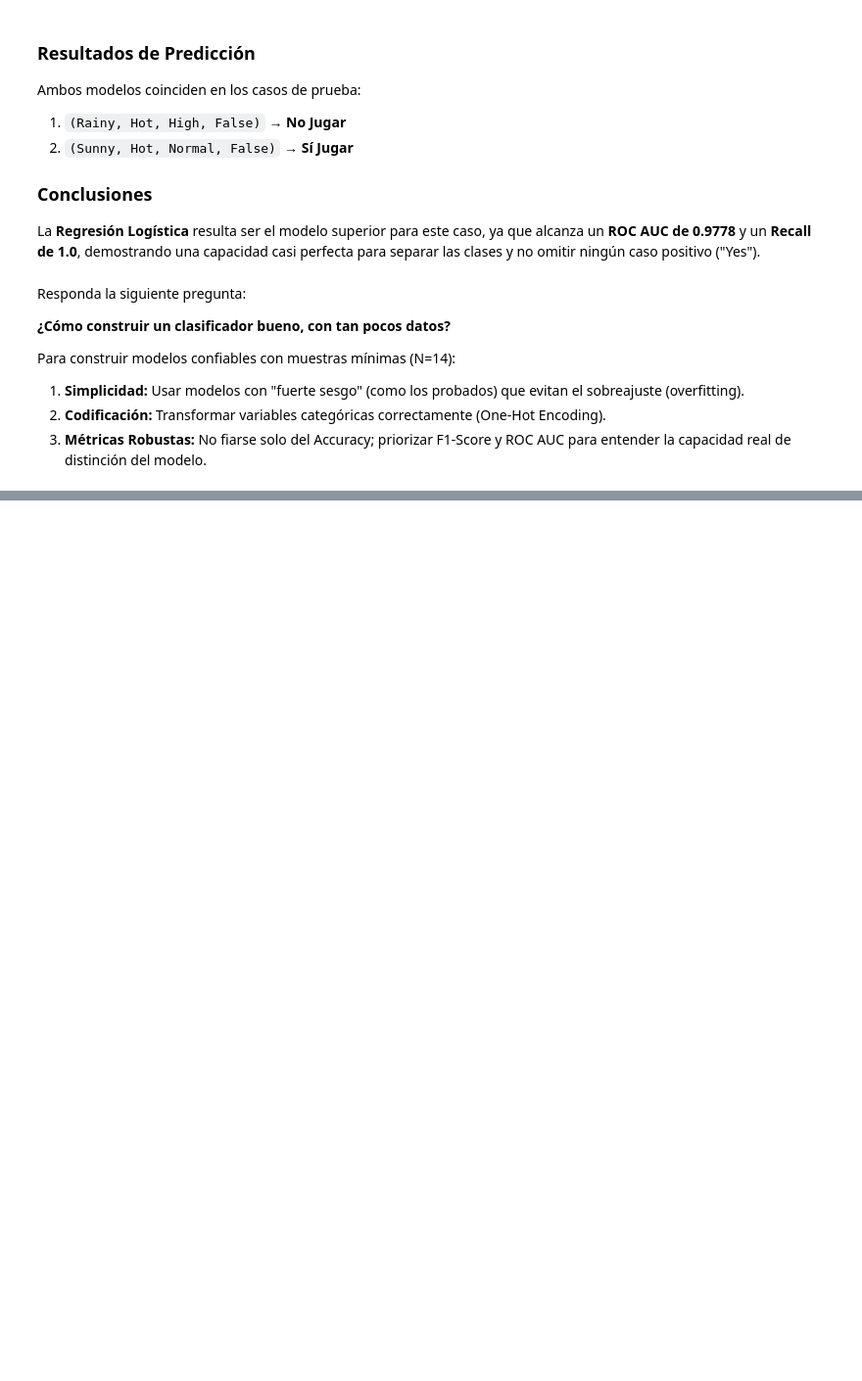
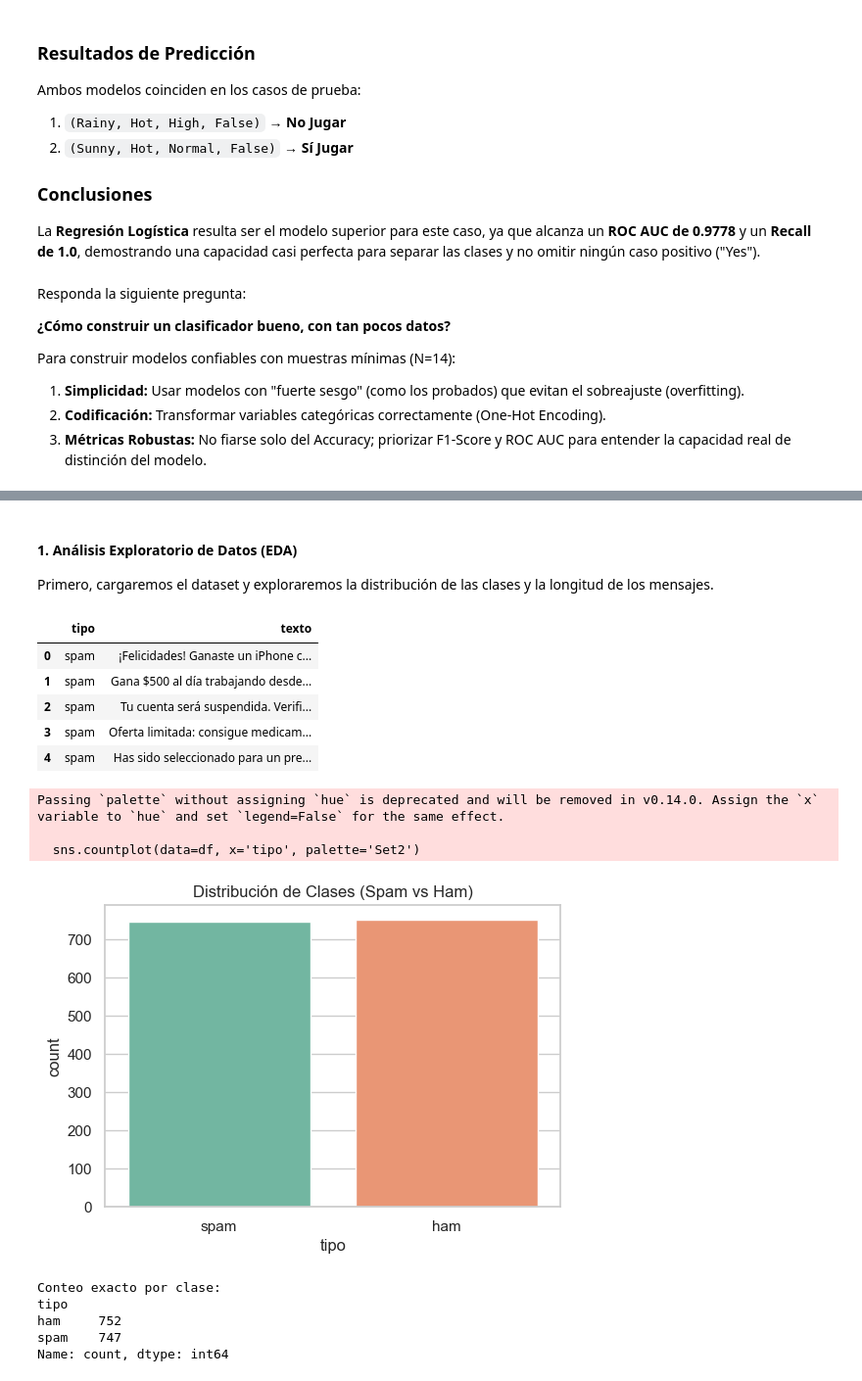
Before and after one commit to CindyGualim/InteligenciaArtificial-CC3085, a Jupyter notebook: lab2.ipynb, the cells around one changed output, grey strips where cells are left out. Shown at 98% size. Cells and saved outputs as stored; diff of their text form; code cells hidden in the pictures; blank space fills up the shorter version.

Commit message:
Solución de laboratorio 2: Implementar clasificador de texto para detección de spam

```diff
--- a/lab2.ipynb
+++ b/lab2.ipynb
@@ -8,8 +19,30 @@ En este laboratorio vamos a implementar varios métodos de aprendizaje supervisa
 # %%
 import numpy as np
 import pandas as pd
-from sklearn.naive_bayes import CategoricalNB
+import matplotlib.pyplot as plt
+import seaborn as sns
+from scipy.integrate import quad
+
+# Librerías de NLP
+import nltk
+from nltk.corpus import stopwords
+
+# Librerías de Scikit-Learn para Modelos y Preprocesamiento
+from sklearn.model_selection import train_test_split
+from sklearn.feature_extraction.text import TfidfVectorizer
+from sklearn.naive_bayes import CategoricalNB, MultinomialNB
 from sklearn.linear_model import LogisticRegression
-from sklearn.metrics import accuracy_score, precision_score, recall_score, f1_score, roc_auc_score
+
+# Librerías de Scikit-Learn para Métricas de Evaluación
+from sklearn.metrics import (
+    accuracy_score, precision_score, recall_score, f1_score,
+    roc_auc_score, log_loss, classification_report, confusion_matrix
+)
+
+# Descargar stopwords en español
+nltk.download('stopwords', quiet=True)
+
+# Configuración visual
+sns.set_theme(style="whitegrid")
 # %% [markdown]
 ---
@@ -404,3 +437,35 @@ Para ello, cuando su algoritmo así lo requiera, deberá construir un *embedding
     - Bag of Words
     - TF-IDF
     - Doc2Vec
+# %% [markdown]
+#### 1. Análisis Exploratorio de Datos (EDA)
+Primero, cargaremos el dataset y exploraremos la distribución de las clases y la longitud de los mensajes.
+# %%
+# Cargar el dataset
+df = pd.read_csv('spam_ham_es_dataset_v1.csv')
+
+display(df.head())
+
+plt.figure(figsize=(6, 4))
+sns.countplot(data=df, x='tipo', palette='Set2')
+plt.title('Distribución de Clases (Spam vs Ham)')
+plt.show()
+
+print("\nConteo exacto por clase:")
+print(df['tipo'].value_counts())
+# %% [output]
+|  | tipo | texto |
+| 0 | spam | ¡Felicidades! Ganaste un iPhone c... |
+| 1 | spam | Gana $500 al día trabajando desde... |
+| 2 | spam | Tu cuenta será suspendida. Verifi... |
+| 3 | spam | Oferta limitada: consigue medicam... |
+| 4 | spam | Has sido seleccionado para un pre... |
+Passing `palette` without assigning `hue` is deprecated and will be removed in v0.14.0. Assign the `x` variable to `hue` and set `legend=False` for the same effect.
+
+  sns.countplot(data=df, x='tipo', palette='Set2')
+[figure, added]
+Conteo exacto por clase:
+tipo
+ham     752
+spam    747
+Name: count, dtype: int64
```
Also changed, not shown: parts of 17 cells of this notebook, 1 other file.
